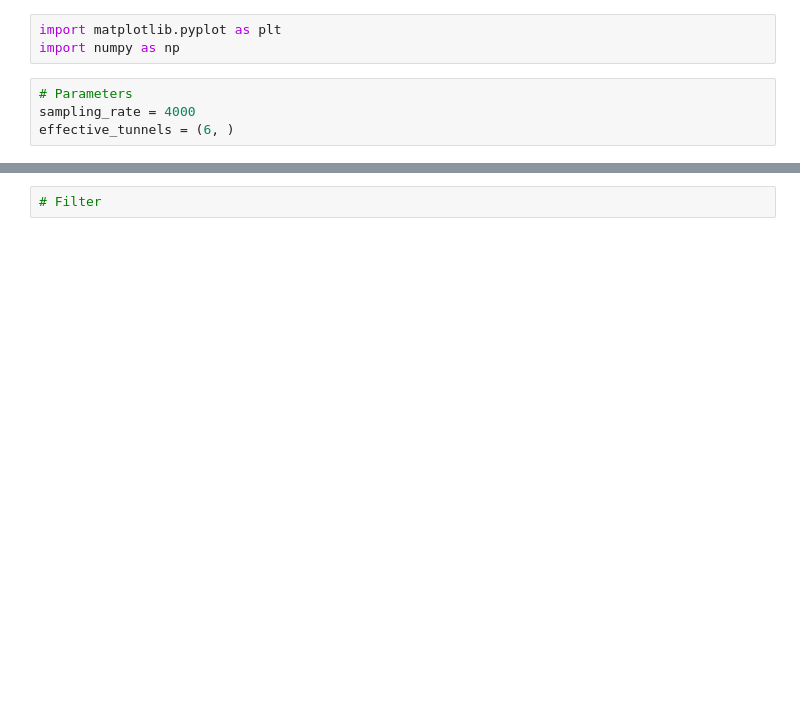
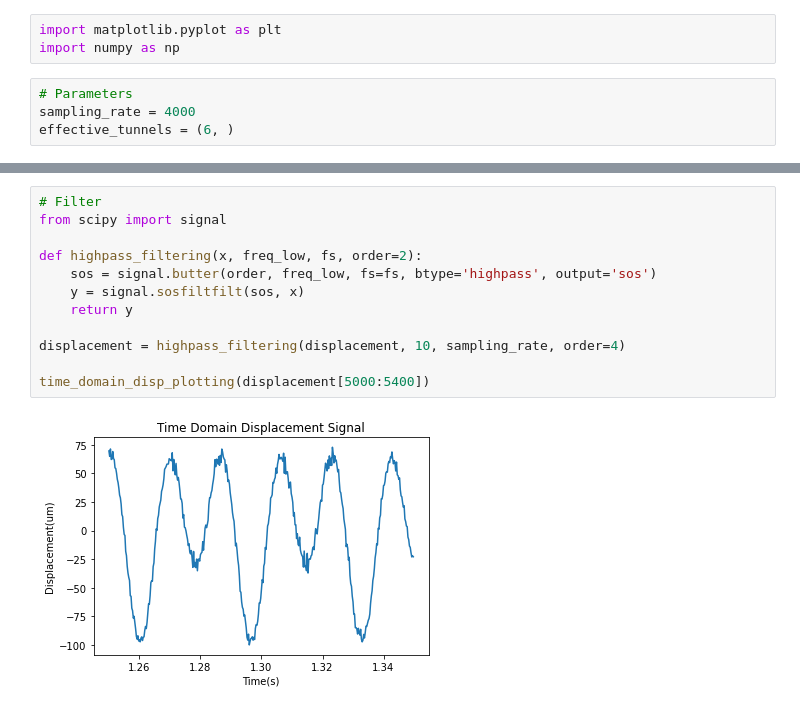
Before and after one commit to HoichunNG7/ADV2-output-processing, a Jupyter notebook: python-src/eddy_current_data_processing.ipynb, the cells around one changed output, grey strips where cells are left out. Cells and saved outputs as stored; diff of their text form; blank space fills up the shorter version.

```diff
--- a/python-src/eddy_current_data_processing.ipynb
+++ b/python-src/eddy_current_data_processing.ipynb
@@ -31,5 +38,17 @@ plt.show()
-# %%
-# Filter
+# %%
+# Filter
+from scipy import signal
+
+def highpass_filtering(x, freq_low, fs, order=2):
+    sos = signal.butter(order, freq_low, fs=fs, btype='highpass', output='sos')
+    y = signal.sosfiltfilt(sos, x)
+    return y
+
+displacement = highpass_filtering(displacement, 10, sampling_rate, order=4)
+
+time_domain_disp_plotting(displacement[5000:5400])
+# %% [output]
+[figure, added]
 # %%
 # FFT
 import scipy.fftpack as fftpack
```
Also changed, not shown: parts of 12 cells of this notebook.
